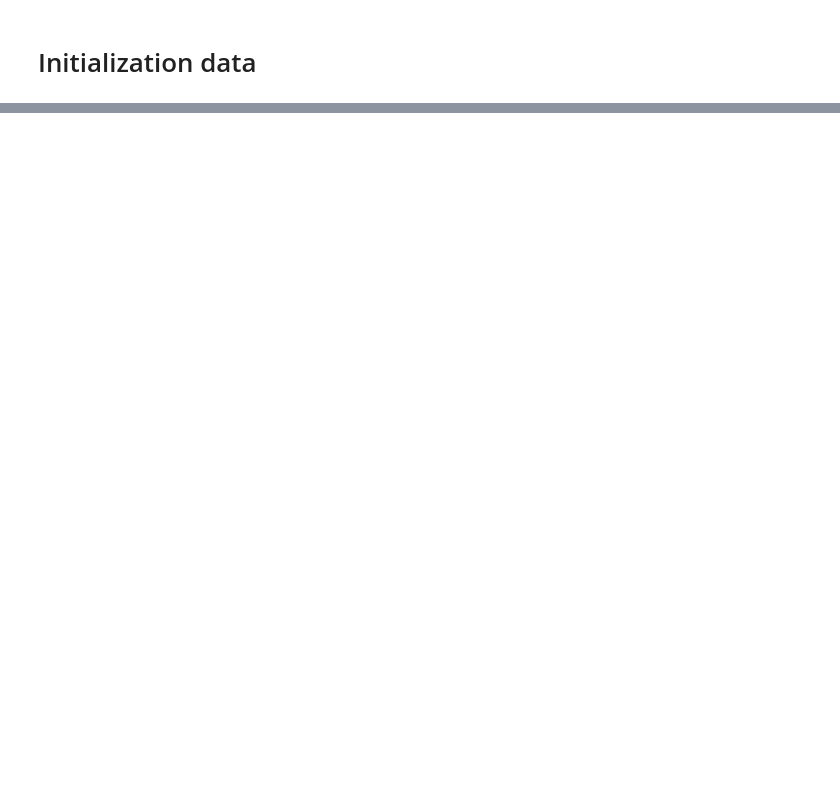
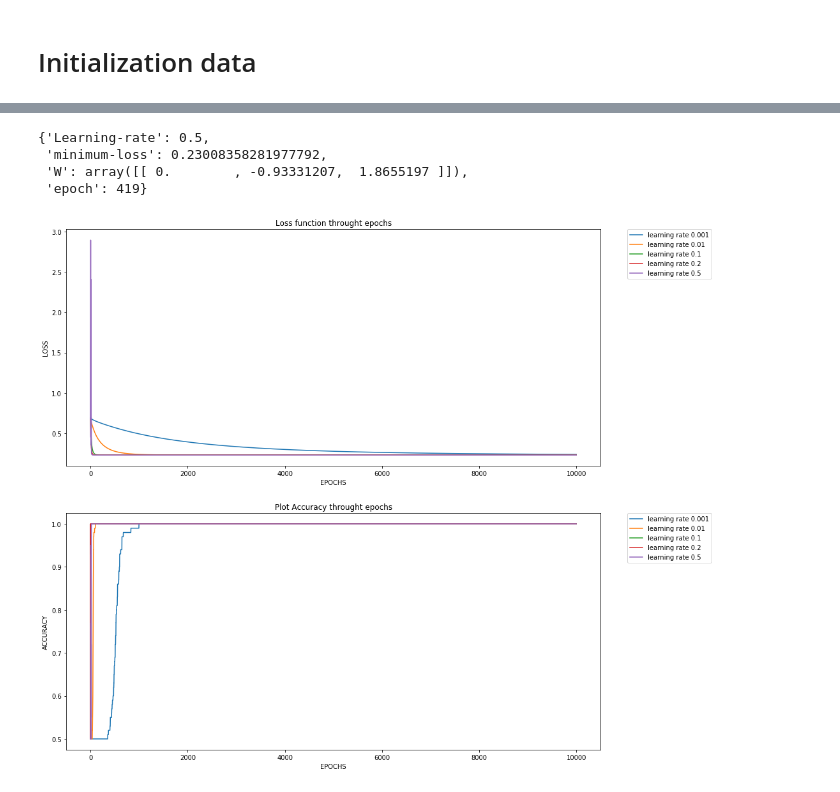
Before and after one commit to dacquaviva/Deep-learning-University-Assignments, a Jupyter notebook: Assignment1.ipynb, the cells around one changed output, grey strips where cells are left out. Drawn from its saved outputs; the diff is of its cells as text; code cells hidden in the pictures; blank space fills up the shorter version.

```diff
--- a/Assignment1.ipynb
+++ b/Assignment1.ipynb
@@ -119,3 +152,12 @@ combination_features(X, Y, [0,2], 0.05)
+# %%
+lamdb = 0.05
+model(X, Y, [0,2], epochs, lamdb) # With regolarization
+# %% [output]
+{'Learning-rate': 0.5,
+ 'minimum-loss': 0.23008358281977792,
+ 'W': array([[ 0.        , -0.93331207,  1.8655197 ]]),
+ 'epoch': 419}
+[figure, added]
 # %%
 monk = pd.read_csv("monk2.csv")
 monk
```
Also changed, not shown: parts of 24 cells of this notebook.
